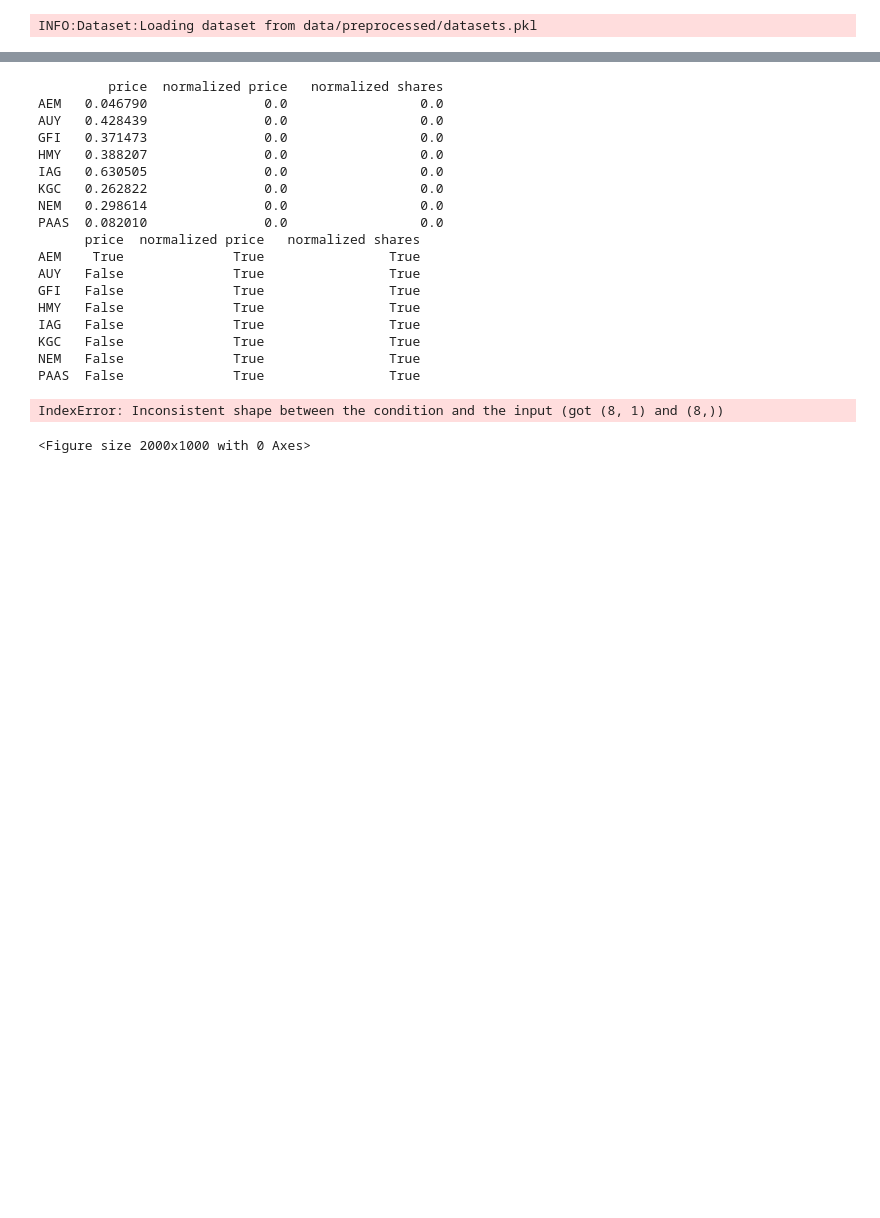
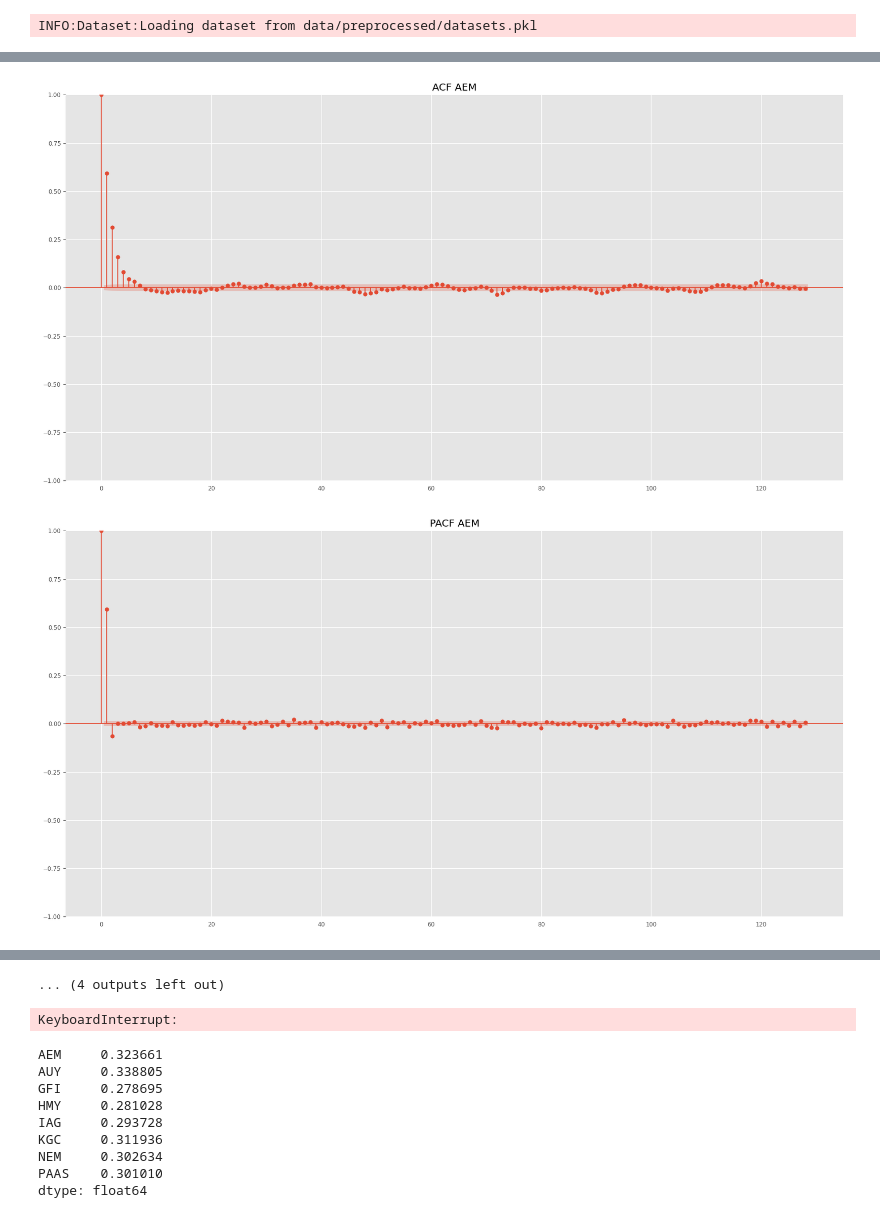
Before and after one commit to mikasso/nasdaq_forecasting, a Jupyter notebook: visualization.ipynb, the cells around one changed output, grey strips where cells are left out. Cells and saved outputs as stored; diff of their text form; code cells hidden in the pictures; blank space fills up the shorter version.

```diff
--- a/visualization.ipynb
+++ b/visualization.ipynb
@@ -51,0 +62,6 @@ plt.show()
+# %%
+bins= [x / 100 for x in range(-100,101)]
+for idx,ticker in enumerate(ds.original.used_tickers):
+    plt.hist(ds.transformed.series[idx].values(), bins= bins, color=COLORS[idx], edgecolor='black')
+    plt.title("Price distribution for "+ticker)
+    plt.show()
@@ -51,0 +77,15 @@ plt.show()
+# %%
+for idx, ticker in enumerate(ds.original.used_tickers):
+    ds.covariates.series[idx][CONST.FEATURES.SHARES].plot(label=ticker)
+plt.title("normalized shares")
+plt.show()
+
+
+for idx,ticker in enumerate(ds.original.used_tickers):
+    plt.hist( ds.covariates.series[idx][CONST.FEATURES.SHARES].values(), bins= [x  for x in range(-16,17)], color=COLORS[idx], edgecolor='black')
+    plt.title("Shares distribution" + ticker)
+    plt.show()
+
+ds.covariates.series[0][CONST.FEATURES.GOLD_PRICE].plot(label="gold")
+plt.title("normalized gold price")
+plt.show()
@@ -86,0 +119,4 @@ plt.show()
+# %%
+my_dict = dict(zip(CONST.TICKERS,[x.pd_series() for x in ds.transformed.train]))
+df = pd.DataFrame(my_dict)
+df.describe()
@@ -86,0 +133,8 @@ plt.show()
+# %%
+from statsmodels.graphics.tsaplots import plot_acf, plot_pacf
+for ticker in CONST.TICKERS:
+    plot_acf(df[ticker], lags=128, title="ACF " + ticker)
+    plot_pacf(df[ticker],lags=128, title="PACF " + ticker)
+# %% [output]
+[figure, added]
+[figure, added]
@@ -87,3 +151,4 @@ plt.show()
+... (4 outputs left out)
 # %%
 import darts.utils.statistics as statistics
 # Stationary
@@ -93,29 +158,12 @@ def test_stationarity(timeseries: TimeSeries):
     return statistics.stationarity_test_adf(timeseries)[1]
 
 for idx,ticker in enumerate(ds.original.used_tickers):
-    price_stationarity = test_stationarity(ds.original.train[idx][CONST.FEATURES.PRICE])
-    normalized_price_stationarity = test_stationarity(ds.transformed.train[idx][CONST.FEATURES.PRICE])
-    shares_stationarity = test_stationarity(ds.covariances.train[idx][CONST.FEATURES.SHARES])
+    price_stationarity = test_stationarity(ds.original.train[idx])
+    normalized_price_stationarity = test_stationarity(ds.transformed.train[idx])
+    shares_stationarity = test_stationarity(ds.covariates.train[idx][CONST.FEATURES.SHARES])
     stats_df.loc[ticker] = [price_stationarity,normalized_price_stationarity,shares_stationarity]
 
 print(stats_df)
 print(stats_df < p_threshold)
 # %% [output]
-         price  normalized price   normalized shares
-AEM   0.046790               0.0                 0.0
-AUY   0.428439               0.0                 0.0
-GFI   0.371473               0.0                 0.0
-HMY   0.388207               0.0                 0.0
-IAG   0.630505               0.0                 0.0
-KGC   0.262822               0.0                 0.0
-NEM   0.298614               0.0                 0.0
-PAAS  0.082010               0.0                 0.0
-      price  normalized price   normalized shares
-AEM    True              True                True
-AUY   False              True                True
-GFI   False              True                True
-HMY   False              True                True
-IAG   False              True                True
-KGC   False              True                True
-NEM   False              True                True
-PAAS  False              True                True
+KeyboardInterrupt:
@@ -129,8 +170,13 @@ stocks_df = pd.DataFrame(stocks_dict)
 # %%
-correlations = stocks_df.corrwith(ds.covariances.series[0][CONST.FEATURES.GOLD_PRICE].pd_series())
-plt.figure("Stocks corr with gold price")
-sns.heatmap(correlations, annot=True, cmap="summer")
-plt.show()
+correlations = df.corrwith(ds.covariates.train[0][CONST.FEATURES.GOLD_PRICE].pd_series())
+correlations
 # %% [output]
-IndexError: Inconsistent shape between the condition and the input (got (8, 1) and (8,))
+AEM     0.323661
+AUY     0.338805
+GFI     0.278695
+HMY     0.281028
+IAG     0.293728
+KGC     0.311936
+NEM     0.302634
+PAAS    0.301010
+dtype: float64
-<Figure size 2000x1000 with 0 Axes>
```
Also changed, not shown: parts of 11 cells of this notebook, 8 other files.
